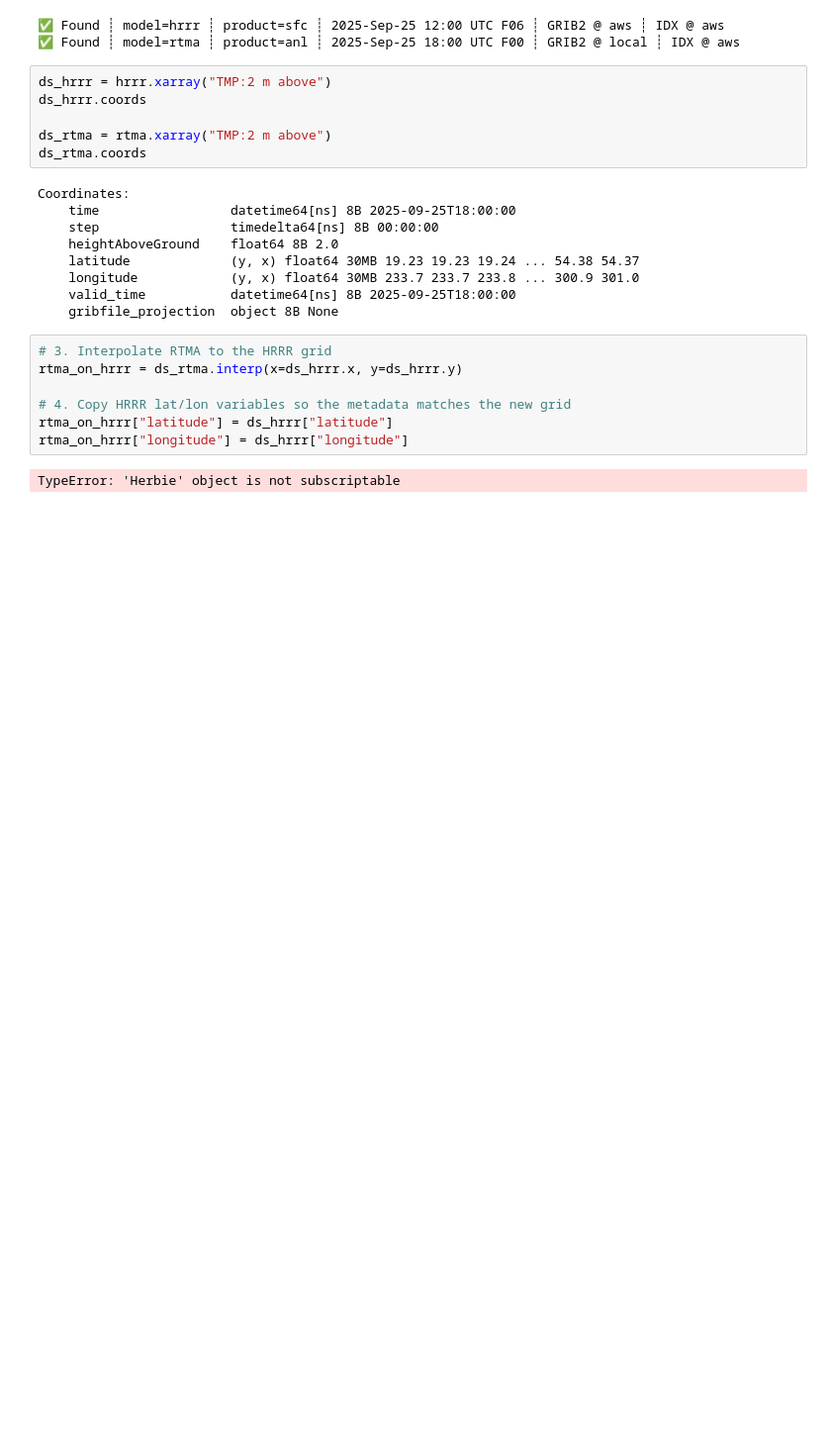
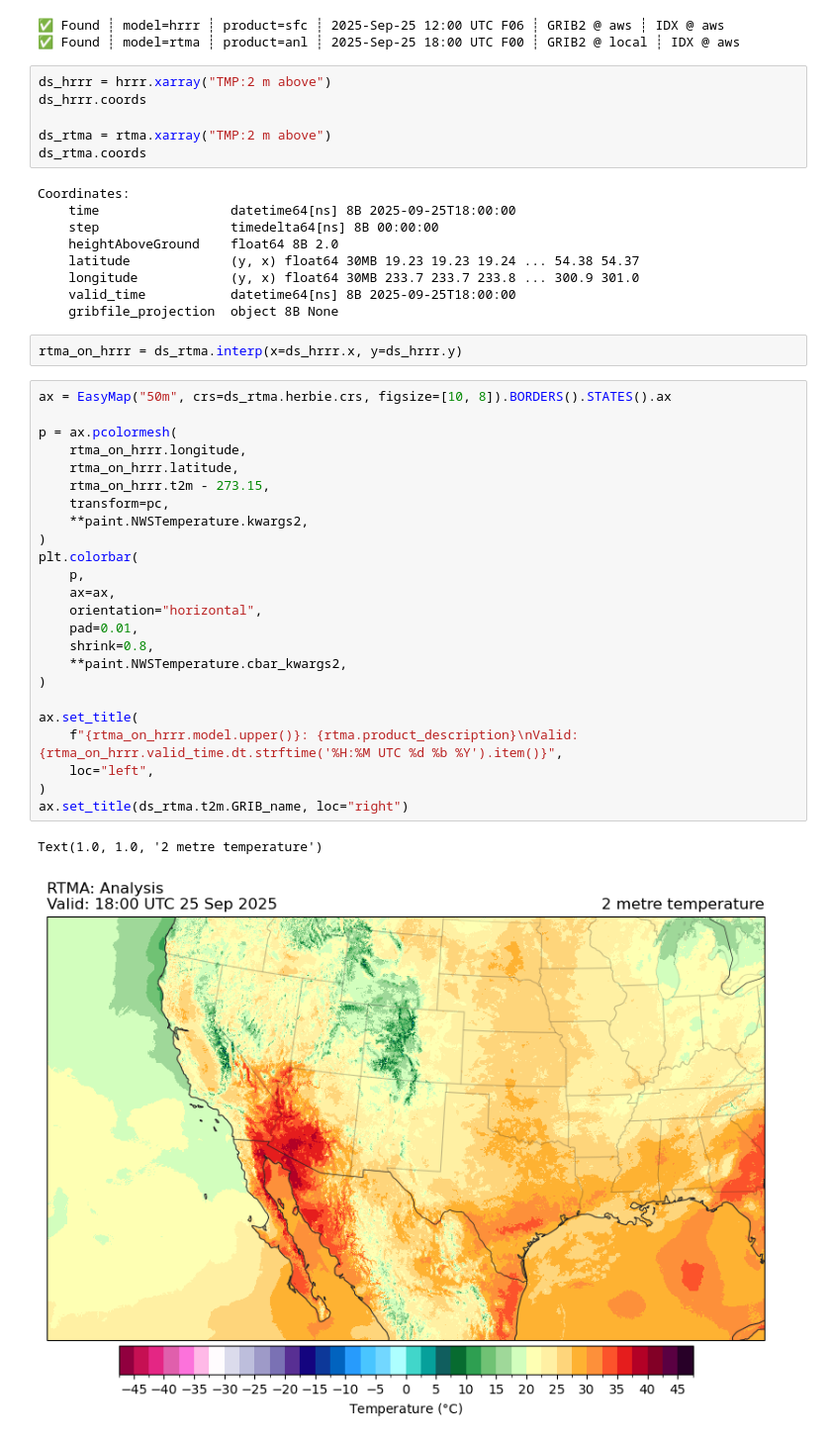
Before and after one commit to john-bn/DAG_ModelComparison, a Jupyter notebook: Codex_text.ipynb, the cells around one changed output. Shown at 99% size. Drawn from its saved outputs; the diff is of its cells as text; blank space fills up the shorter version.

```diff
--- a/Codex_text.ipynb
+++ b/Codex_text.ipynb
@@ -35,11 +35,31 @@ Coordinates:
     valid_time           datetime64[ns] 8B 2025-09-25T18:00:00
     gribfile_projection  object 8B None
 # %%
-# 3. Interpolate RTMA to the HRRR grid
 rtma_on_hrrr = ds_rtma.interp(x=ds_hrrr.x, y=ds_hrrr.y)
-
-# 4. Copy HRRR lat/lon variables so the metadata matches the new grid
-rtma_on_hrrr["latitude"] = ds_hrrr["latitude"]
-rtma_on_hrrr["longitude"] = ds_hrrr["longitude"]
-# %% [output]
-TypeError: 'Herbie' object is not subscriptable
+# %%
+ax = EasyMap("50m", crs=ds_rtma.herbie.crs, figsize=[10, 8]).BORDERS().STATES().ax
+
+p = ax.pcolormesh(
+    rtma_on_hrrr.longitude,
+    rtma_on_hrrr.latitude,
+    rtma_on_hrrr.t2m - 273.15,
+    transform=pc,
+    **paint.NWSTemperature.kwargs2,
+)
+plt.colorbar(
+    p,
+    ax=ax,
+    orientation="horizontal",
+    pad=0.01,
+    shrink=0.8,
+    **paint.NWSTemperature.cbar_kwargs2,
+)
+
+ax.set_title(
+    f"{rtma_on_hrrr.model.upper()}: {rtma.product_description}\nValid: {rtma_on_hrrr.valid_time.dt.strftime('%H:%M UTC %d %b %Y').item()}",
+    loc="left",
+)
+ax.set_title(ds_rtma.t2m.GRIB_name, loc="right")
+# %% [output]
+Text(1.0, 1.0, '2 metre temperature')
+[figure, added]
```
Also changed, not shown: 1 other file.
